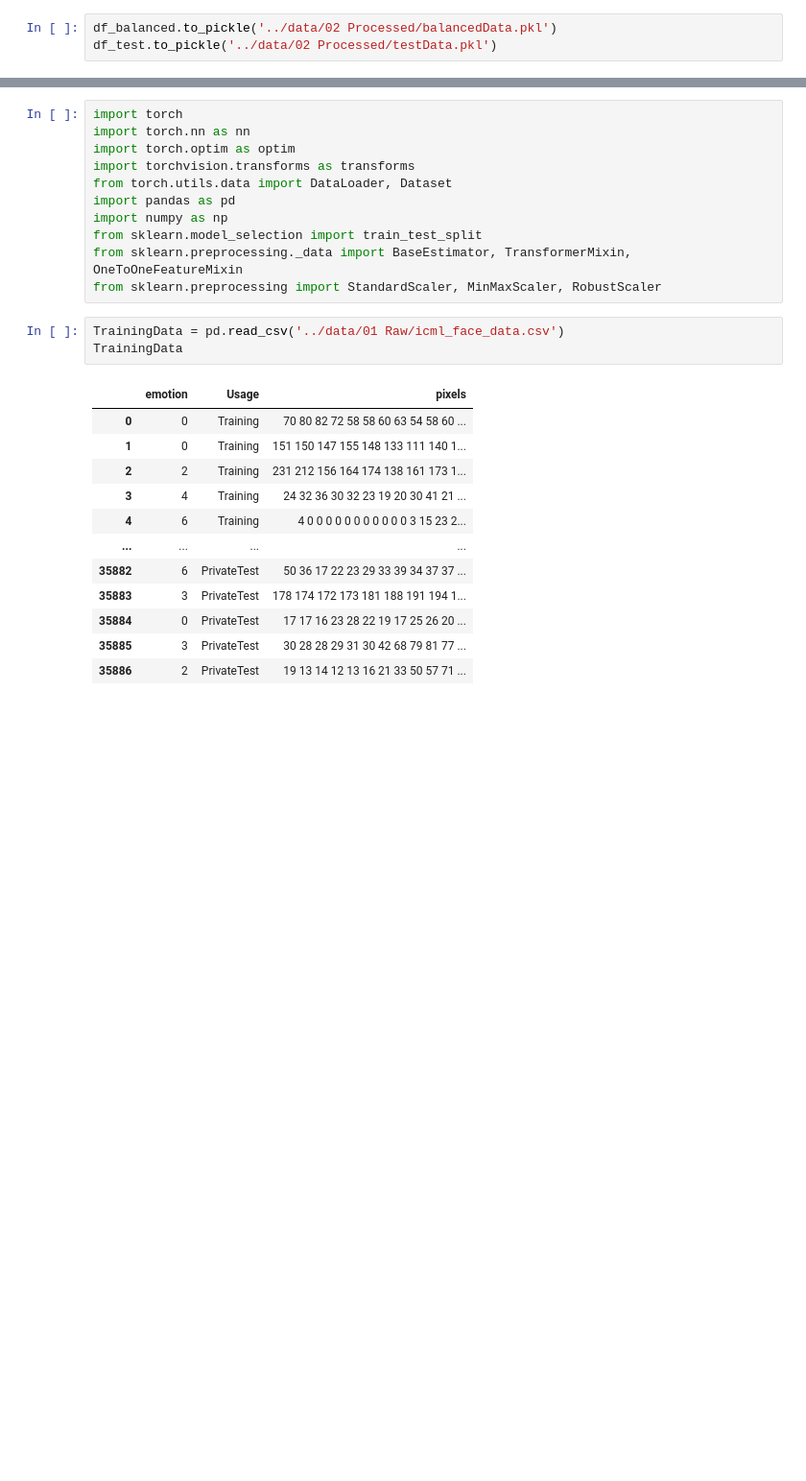
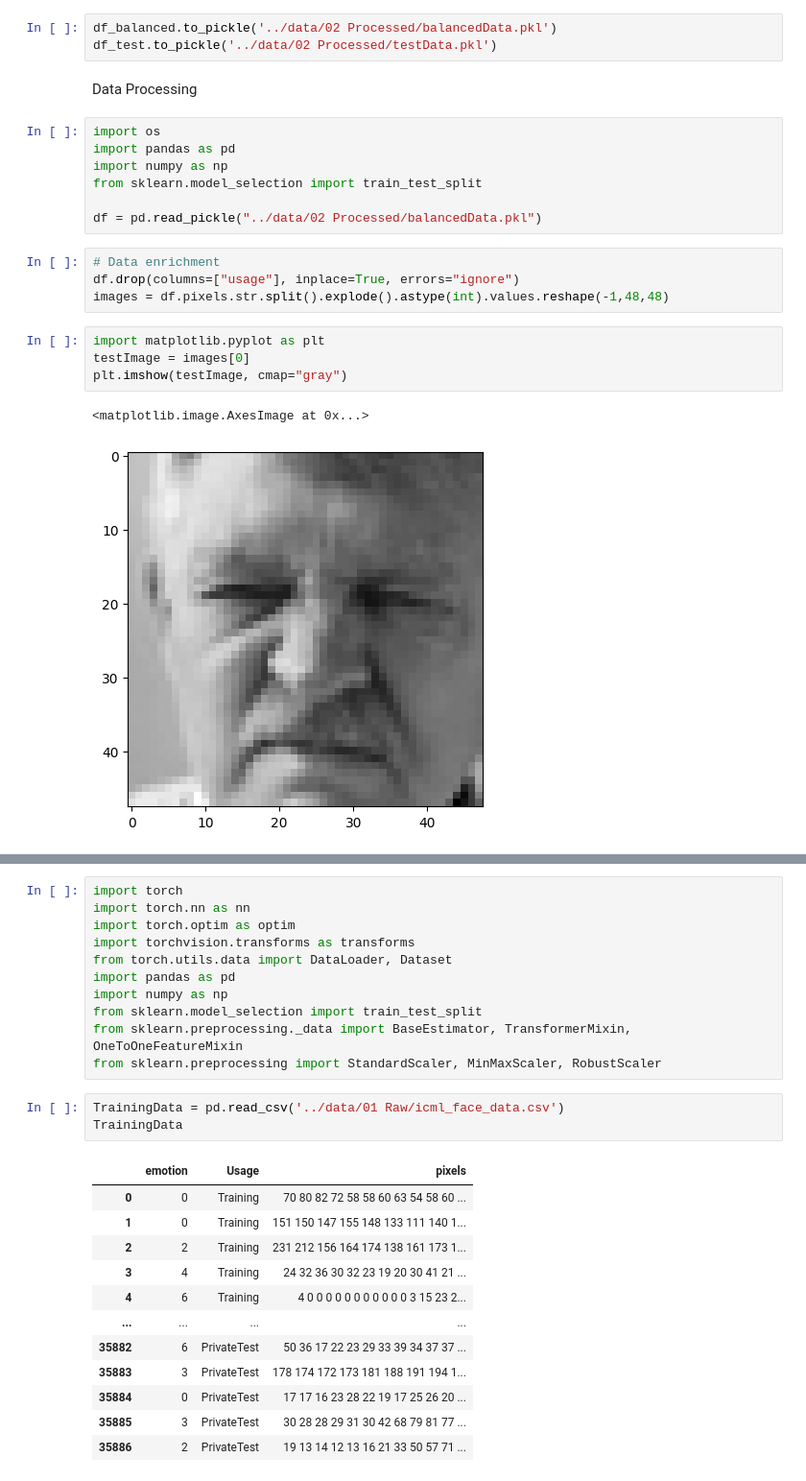
Before and after one commit to Andrewnolan13/AdvancedAI, a Jupyter notebook: CA2/notebooks/03 collabNotebook.ipynb, the cells around one changed output, grey strips where cells are left out. Shown at 96% size. Cells and saved outputs as stored; diff of their text form; blank space fills up the shorter version.

```diff
--- a/CA2/notebooks/03 collabNotebook.ipynb
+++ b/CA2/notebooks/03 collabNotebook.ipynb
@@ -74,3 +109,23 @@ df_balanced = balance_labels(df_train, 'emotion')
 # %%
 df_balanced.to_pickle('../data/02 Processed/balancedData.pkl')
 df_test.to_pickle('../data/02 Processed/testData.pkl')
+# %% [markdown]
+Data Processing
+# %%
+import os
+import pandas as pd
+import numpy as np
+from sklearn.model_selection import train_test_split
+
+df = pd.read_pickle("../data/02 Processed/balancedData.pkl")
+# %%
+# Data enrichment
+df.drop(columns=["usage"], inplace=True, errors="ignore")
+images = df.pixels.str.split().explode().astype(int).values.reshape(-1,48,48)
+# %%
+import matplotlib.pyplot as plt
+testImage = images[0]
+plt.imshow(testImage, cmap="gray")
+# %% [output]
+<matplotlib.image.AxesImage at 0x...>
+[figure, added]
```
Also changed, not shown: parts of 15 cells of this notebook.
